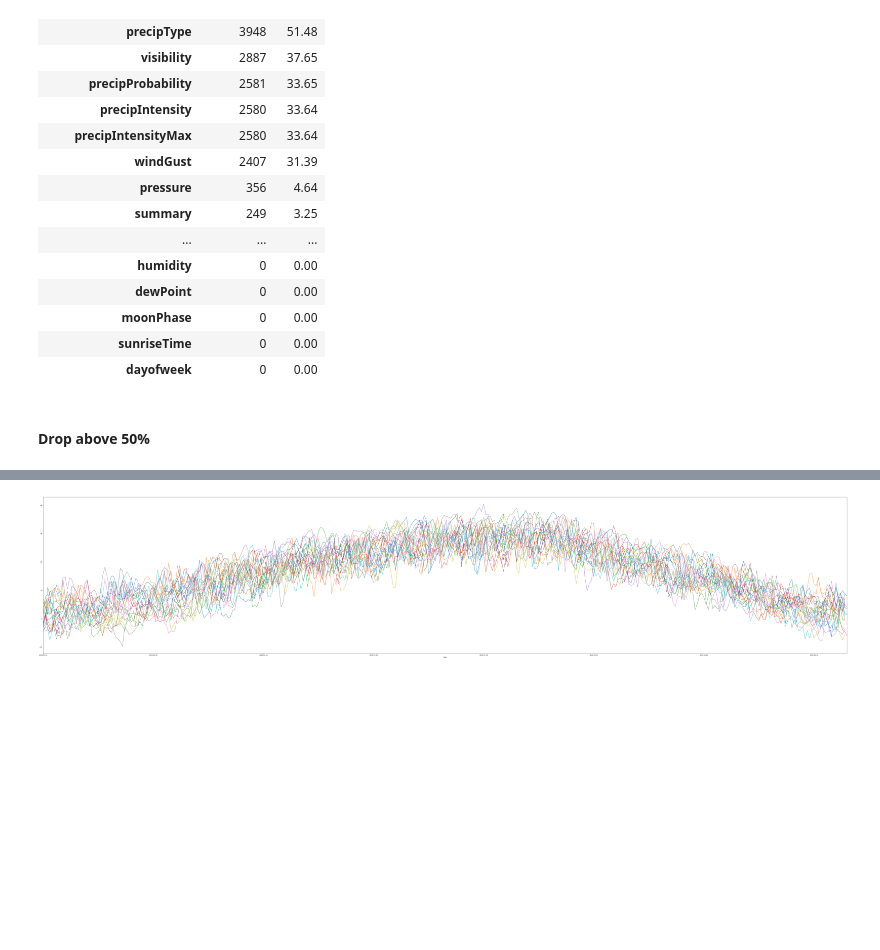
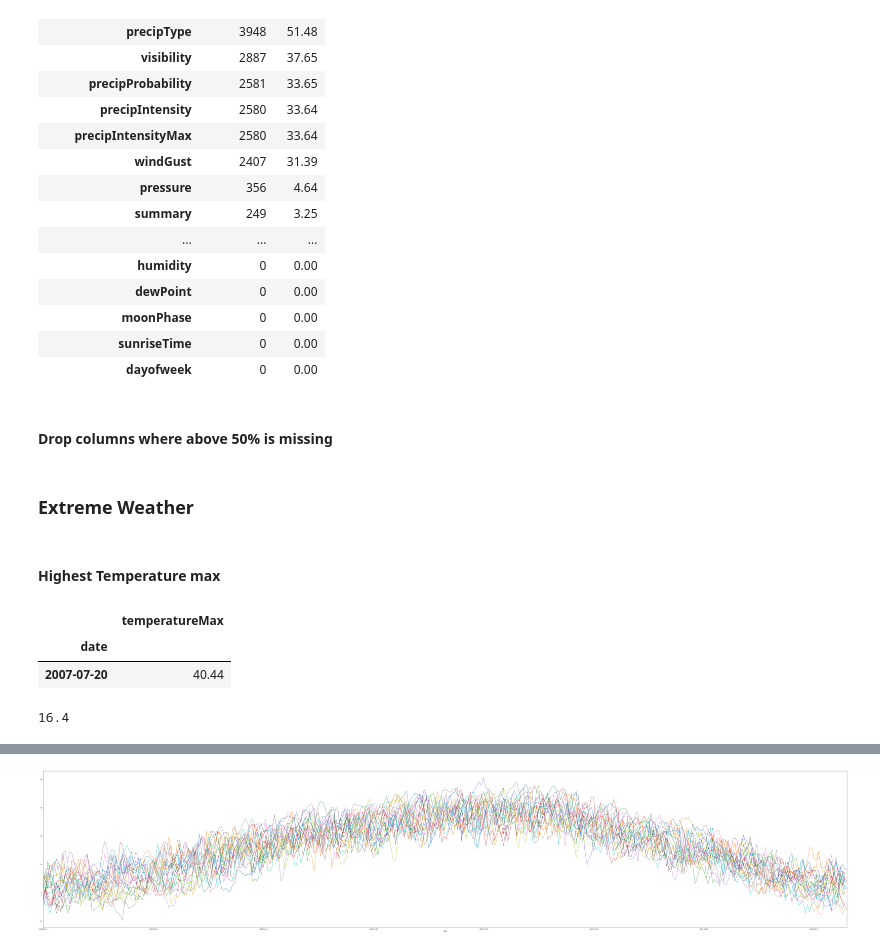
Before and after one commit to xngst/Budapest_idojaras_2000-2020, a Jupyter notebook: Ipython Notebook/Budapest Időjárás 2000-2020 elemzés.ipynb, the cells around one changed output, grey strips where cells are left out. Cells and saved outputs as stored; diff of their text form; code cells hidden in the pictures; blank space fills up the shorter version.

```diff
--- a/Ipython Notebook/Budapest Időjárás 2000-2020 elemzés.ipynb
+++ b/Ipython Notebook/Budapest Időjárás 2000-2020 elemzés.ipynb
@@ -142,8 +158,23 @@ null_df.sort_values(by="null count", ascending=False)
 | sunriseTime | 0 | 0.00 |
 | dayofweek | 0 | 0.00 |
 # %% [markdown]
-#### Drop above 50%
+#### Drop columns where above 50% is missing
 # %%
 all_years.drop(['precipType', 'ozone','precipIntensityMaxTime'],
                axis=1,
                inplace=True)
+# %% [markdown]
+### Extreme Weather
+# %% [markdown]
+#### Highest Temperature max
+# %%
+all_years[all_years["temperatureMax"] == all_years["temperatureMax"].max()][["temperatureMax"]]
+# %% [output]
+|  | temperatureMax |
+| date |  |
+| 2007-07-20 | 40.44 |
+# %%
+temperatureMax_mean = round(all_years["temperatureMax"].mean(), 1)
+temperatureMax_mean
+# %% [output]
+16.4
```
Also changed, not shown: parts of 26 cells of this notebook, 5 other files.
